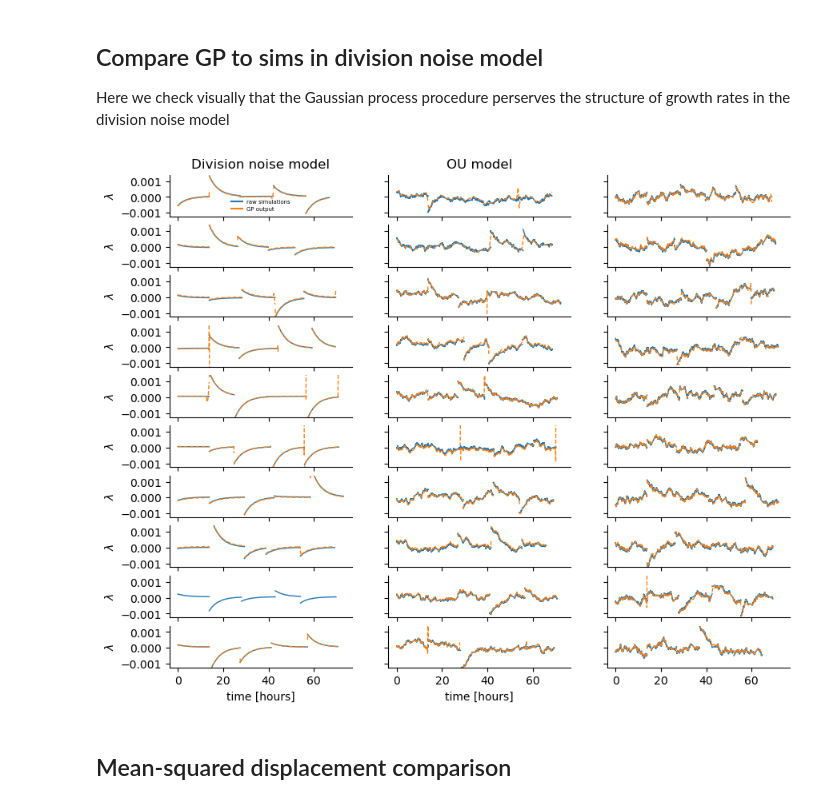
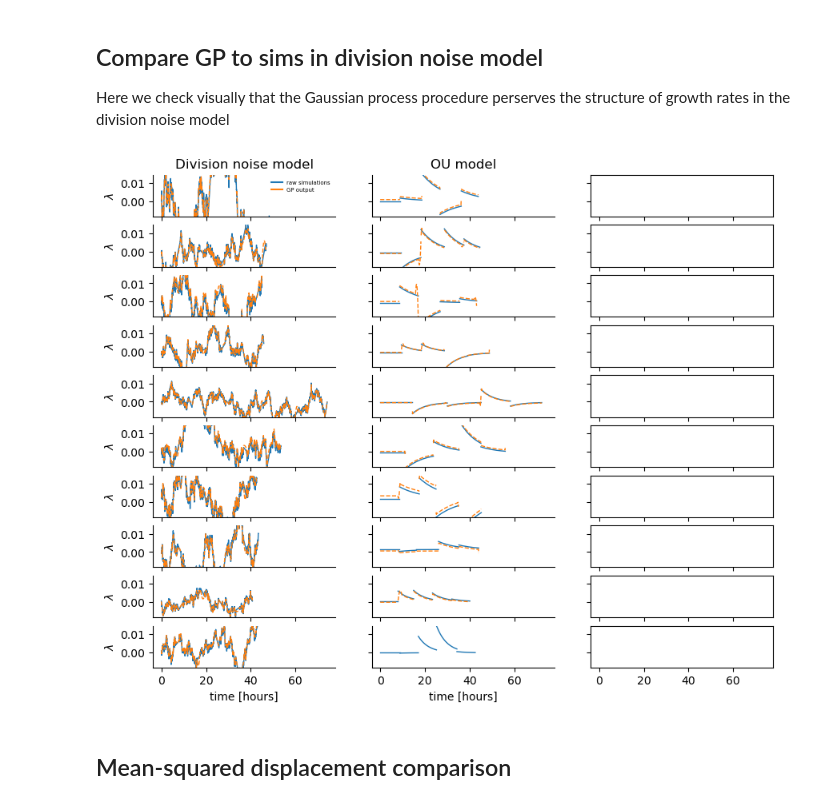
Before and after one commit to elevien/L1210, a Jupyter notebook: notebooks/PAPER_FIG5-msd.ipynb, the cells around one changed output. Cells and saved outputs as stored; diff of their text form; code cells hidden in the pictures.

```diff
--- a/notebooks/PAPER_FIG5-msd.ipynb
+++ b/notebooks/PAPER_FIG5-msd.ipynb
@@ -40,9 +40,9 @@ lineages = unique(data_gp.lineage);
 # %% [markdown]
 ### Load simulations
 # %%
-sims = CSV.read("./../output/sims_models.csv",DataFrame);
-sims_gp = CSV.read("./../output/gp/sims_fig5/preds.csv",DataFrame);
-τ_range = unique(sims.τ);
+sims = CSV.read("./../output/sims_OUfit.csv",DataFrame);
+sims_gp = CSV.read("./../output/gp/sims/preds.csv",DataFrame);
+#τ_range = unique(sims.τ);
 ϕ_range = unique(sims.ϕ);
 sort!(sims_gp,:lineage)
 # %% [output]
@@ -107,7 +107,7 @@ for k in eachindex(lineages)
 
     ax = axs[k-1,0]
     d = sims[sims.lineage_original .== lineages[k],:]
-    d = d[d.τ .== τ_range[1],:]
+    #d = d[d.τ .== τ_range[1],:]
     d = d[d.ϕ .== ϕ_range[1],:]
     d = d[d.replicate .==1,:];
     dgp = sims_gp[sims_gp.lineage.== d.lineage[k],:];
@@ -128,53 +128,53 @@ for k in eachindex(lineages)
 
     ax = axs[k-1,1]
     d = sims[sims.lineage_original .== lineages[k],:]
-    d = d[d.τ .== τ_range[1],:]
+    #d = d[d.τ .== τ_range[1],:]
     d = d[d.ϕ .== ϕ_range[2],:]
     d = d[d.replicate .==1,:];
     dgp = sims_gp[sims_gp.lineage.== d.lineage[k],:];
 
     z = d.λ .- mean(d.λ)
     for p in unique(d.position)[1:5]
         ax.plot(d[d.position .== p,:].time .- d.time[1],z[d.position .==p],"C0",lw=lw)
         ax.plot(dgp[dgp.position .== p,:].time,dgp[dgp.position .== p,:].matern32notrend_flucs_x,"C1--",lw=lw)
     end
     ax.set_ylim([min(z...),max(z...)])
     ax.spines["top"].set_visible(false)
     ax.spines["right"].set_visible(false)
 
 
     # ---------------------------------------------------------------------------------
     # OU model
 
-    ax = axs[k-1,2]
-    d = sims[sims.lineage_original .== lineages[k],:]
-    d = d[d.τ .== τ_range[1],:]
-    d = d[d.ϕ .== ϕ_range[3],:]
-    d = d[d.replicate .==1,:];
-    dgp = sims_gp[sims_gp.lineage.== d.lineage[k],:];
+    # ax = axs[k-1,2]
+    # d = sims[sims.lineage_original .== lineages[k],:]
+    # #d = d[d.τ .== τ_range[1],:]
+    # d = d[d.ϕ .== ϕ_range[3],:]
+    # d = d[d.replicate .==1,:];
+    # dgp = sims_gp[sims_gp.lineage.== d.lineage[k],:];
 
-    z = d.λ .- mean(d.λ)
-    for p in unique(d.position)[1:5]
-        ax.plot(d[d.position .== p,:].time .- d.time[1],z[d.position .==p],"C0",lw=lw)
-        ax.plot(dgp[dgp.position .== p,:].time,dgp[dgp.position .== p,:].matern32notrend_flucs_x,"C1--",lw=lw)
-    end
-    ax.set_ylim([min(z...),max(z...)])
-    ax.spines["top"].set_visible(false)
-    ax.spines["right"].set_visible(false)
+    # z = d.λ .- mean(d.λ)
+    # for p in unique(d.position)[1:5]
+    #     ax.plot(d[d.position .== p,:].time .- d.time[1],z[d.position .==p],"C0",lw=lw)
+    #     ax.plot(dgp[dgp.position .== p,:].time,dgp[dgp.position .== p,:].matern32notrend_flucs_x,"C1--",lw=lw)
+    # end
+    # #ax.set_ylim([min(z...),max(z...)])
+    # ax.spines["top"].set_visible(false)
+    # ax.spines["right"].set_visible(false)
 end
 
 axs[0,0].set_title("Division noise model")
 axs[0,1].set_title("OU model")
 axs[0,0].plot([0],[0],"C0-",label="raw simulations")
 axs[0,0].plot([0],[0],"C1-",label="GP output")
 axs[-1,0].set_xlabel("time [hours]")
 axs[-1,1].set_xlabel("time [hours]")
 axs[0,0].legend(frameon=false,fontsize=5)
 savefig("./../figures/sims_gp-vs-raw.pdf")
 
 fig
 # %% [output]
-[figure, old version]
+[figure, new version]
 # %% [markdown]
 ## Mean-squared displacement comparison
 # %% [markdown]
```
Also changed, not shown: parts of 4 cells of this notebook, 16 other files.
